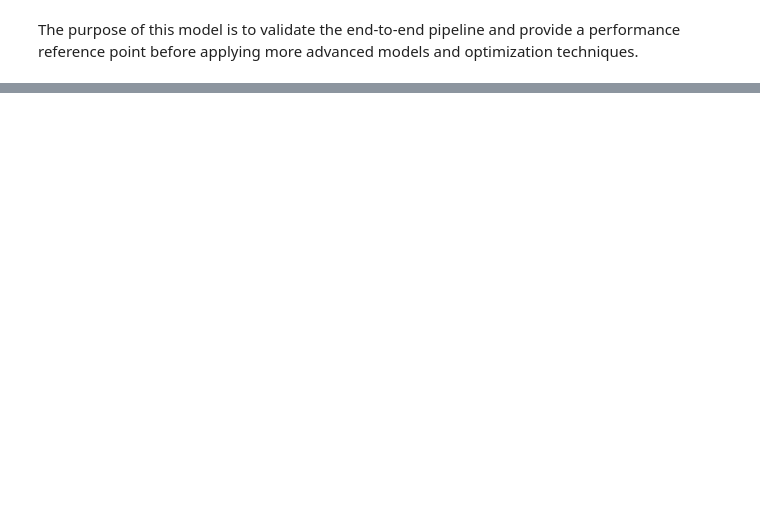
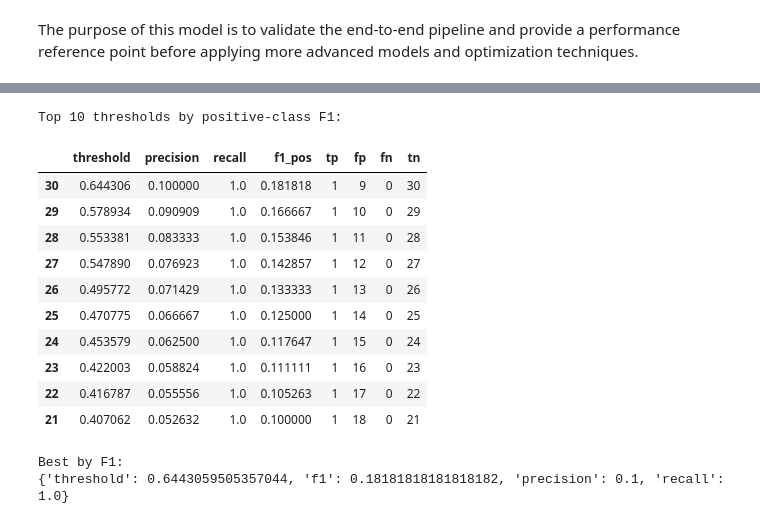
Before and after one commit to Iman-hamdan/aai-540-group9, a Jupyter notebook: baseline_model.ipynb, the cells around one changed output, grey strips where cells are left out. Cells and saved outputs as stored; diff of their text form; code cells hidden in the pictures; blank space fills up the shorter version.

```diff
--- a/baseline_model.ipynb
+++ b/baseline_model.ipynb
@@ -321,0 +333,45 @@ techniques.
+# %%
+
+
+candidate_thresholds = thresholds
+
+best = {"threshold": None, "f1": -1, "precision": None, "recall": None}
+rows = []
+
+for t in candidate_thresholds:
+    y_hat = (y_prob >= t).astype(int)
+    f1_pos = f1_score(y_test, y_hat, pos_label=1, zero_division=0)
+
+    cm_t = confusion_matrix(y_test, y_hat)
+    tn, fp, fn, tp = cm_t.ravel()
+    prec = tp / (tp + fp) if (tp + fp) else 0.0
+    rec = tp / (tp + fn) if (tp + fn) else 0.0
+
+    rows.append((t, prec, rec, f1_pos, tp, fp, fn, tn))
+
+    if f1_pos > best["f1"]:
+        best.update({"threshold": float(t), "f1": float(f1_pos), "precision": float(prec), "recall": float(rec)})
+
+scan = pd.DataFrame(rows, columns=["threshold", "precision", "recall", "f1_pos", "tp", "fp", "fn", "tn"])
+scan_sorted = scan.sort_values(["f1_pos", "recall", "precision"], ascending=False)
+
+print("Top 10 thresholds by positive-class F1:")
+display(scan_sorted.head(10))
+
+print("\nBest by F1:")
+print(best)
+# %% [output]
+Top 10 thresholds by positive-class F1:
+|  | threshold | precision | recall | f1_pos | tp | fp | fn | tn |
+| 30 | 0.644306 | 0.100000 | 1.0 | 0.181818 | 1 | 9 | 0 | 30 |
+| 29 | 0.578934 | 0.090909 | 1.0 | 0.166667 | 1 | 10 | 0 | 29 |
+| 28 | 0.553381 | 0.083333 | 1.0 | 0.153846 | 1 | 11 | 0 | 28 |
+| 27 | 0.547890 | 0.076923 | 1.0 | 0.142857 | 1 | 12 | 0 | 27 |
+| 26 | 0.495772 | 0.071429 | 1.0 | 0.133333 | 1 | 13 | 0 | 26 |
+| 25 | 0.470775 | 0.066667 | 1.0 | 0.125000 | 1 | 14 | 0 | 25 |
+| 24 | 0.453579 | 0.062500 | 1.0 | 0.117647 | 1 | 15 | 0 | 24 |
+| 23 | 0.422003 | 0.058824 | 1.0 | 0.111111 | 1 | 16 | 0 | 23 |
+| 22 | 0.416787 | 0.055556 | 1.0 | 0.105263 | 1 | 17 | 0 | 22 |
+| 21 | 0.407062 | 0.052632 | 1.0 | 0.100000 | 1 | 18 | 0 | 21 |
+Best by F1:
+{'threshold': 0.6443059505357044, 'f1': 0.18181818181818182, 'precision': 0.1, 'recall': 1.0}
```
Also changed, not shown: parts of 43 cells of this notebook.
